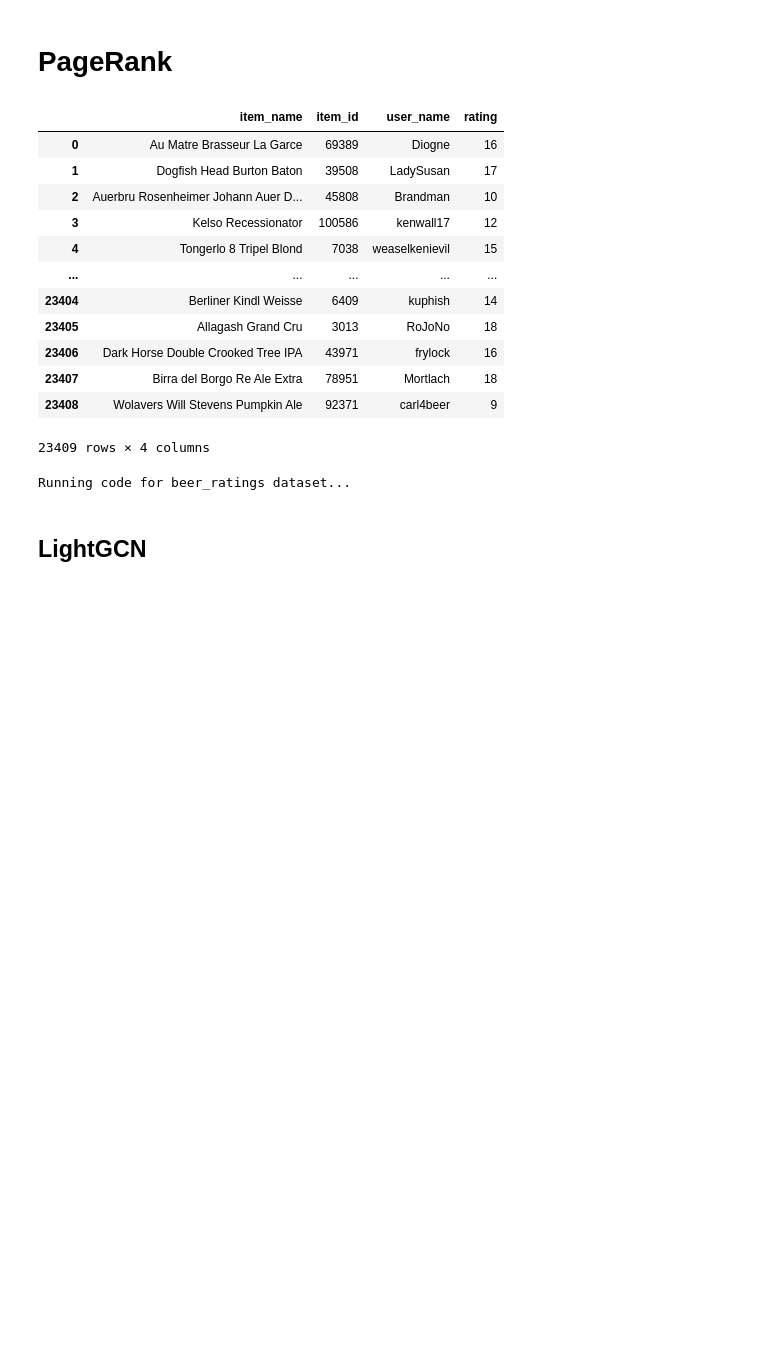
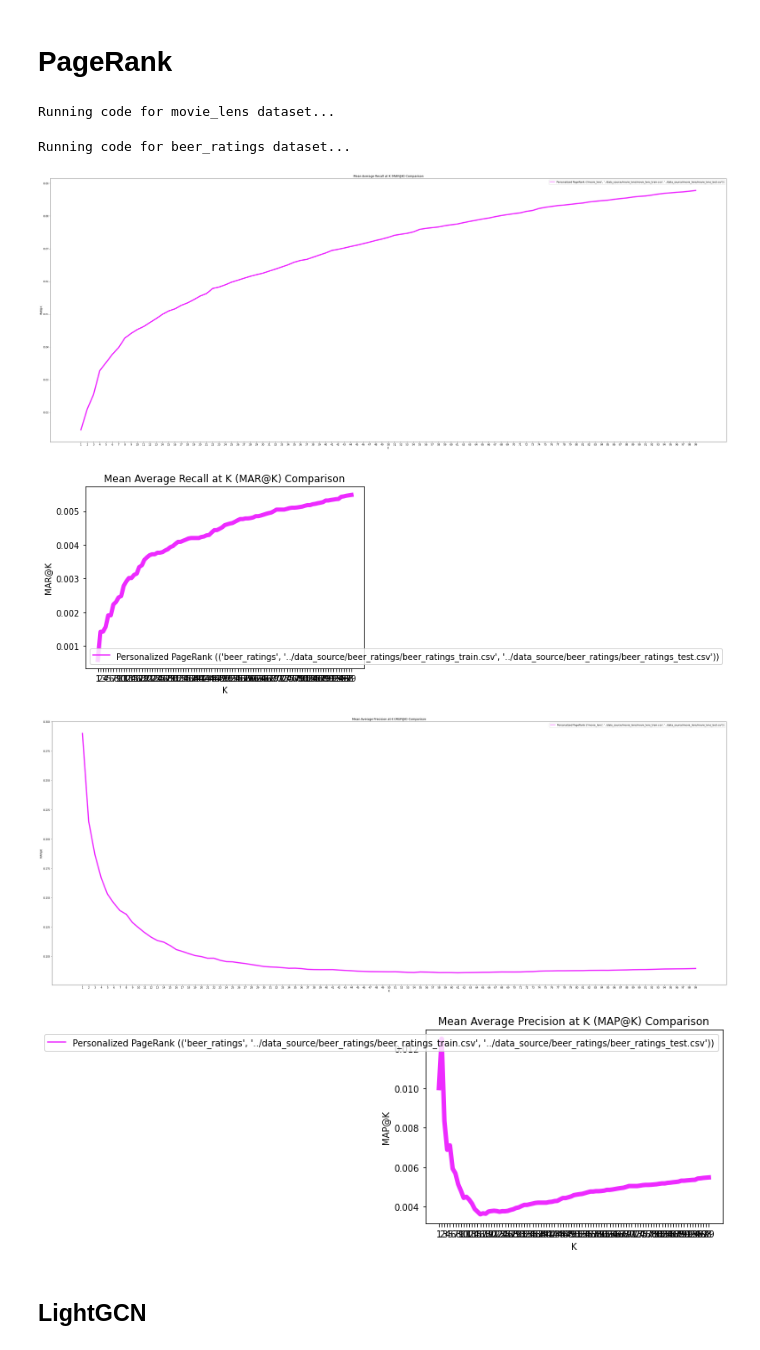
Before and after one commit to klewkl/graphs_and_structural_analysis, a Jupyter notebook: models/main.ipynb, the cells around one changed output. Cells and saved outputs as stored; diff of their text form; code cells hidden in the pictures; blank space fills up the shorter version.

```diff
--- a/models/main.ipynb
+++ b/models/main.ipynb
@@ -116,26 +116,10 @@ def mapk(actual, predicted, k=10):
 # %%
 #a list of tuples, where each tuple contains the name of the dataset and the paths to the train and test datasets
 datasets = [
-#     ('movie_lens', '../data_source/movie_lens/movie_lens_train.csv', '../data_source/movie_lens/movie_lens_test.csv'),
+    ('movie_lens', '../data_source/movie_lens/movie_lens_train.csv', '../data_source/movie_lens/movie_lens_test.csv'),
     ('beer_ratings', '../data_source/beer_ratings/beer_ratings_train.csv', '../data_source/beer_ratings/beer_ratings_test.csv')
 #     ('bank_products', '../data_source/bank_products/bank_products_train.csv', '../data_source/bank_products/bank_products_test.csv')
 ]
-# %%
-pd.read_csv('../data_source/beer_ratings/beer_ratings_test.csv')
-# %% [output]
-|  | item_name | item_id | user_name | rating |
-| 0 | Au Matre Brasseur La Garce | 69389 | Diogne | 16 |
-| 1 | Dogfish Head Burton Baton | 39508 | LadySusan | 17 |
-| 2 | Auerbru Rosenheimer Johann Auer D... | 45808 | Brandman | 10 |
-| 3 | Kelso Recessionator | 100586 | kenwall17 | 12 |
-| 4 | Tongerlo 8 Tripel Blond | 7038 | weaselkenievil | 15 |
-| ... | ... | ... | ... | ... |
-| 23404 | Berliner Kindl Weisse | 6409 | kuphish | 14 |
-| 23405 | Allagash Grand Cru | 3013 | RoJoNo | 18 |
-| 23406 | Dark Horse Double Crooked Tree IPA | 43971 | frylock | 16 |
-| 23407 | Birra del Borgo Re Ale Extra | 78951 | Mortlach | 18 |
-| 23408 | Wolavers Will Stevens Pumpkin Ale | 92371 | carl4beer | 9 |
-23409 rows × 4 columns
 # %%
 all_MAP = []
 all_MAR = []
@@ -195,34 +179,42 @@ for dataset_name, train_path, test_path in datasets:
         users_to_predict = list(users_in_test)[:100]
 
     users_pred = dict()
     for user in tqdm(users_to_predict):
         users_pred[user] = recsys.recommend(user)[:100]
 
     MAP = []
     MAR = []
 
     for k in range(1, 100):
         y_true = []
         y_pred = []
         for user in users_to_predict:
             true = users_test[user]
             pred = [p[0] for p in users_pred[user]][:k]
 
             y_true.append(true)
             y_pred.append(pred)
 
         MAR.append(recmetrics.mark(y_true, y_pred, k = k))
         MAP.append(mapk(y_true, y_pred, k = k))
 
     all_MAP.append(MAP)
     all_MAR.append(MAR)
 
 plt.figure(figsize=(50, 20))
 for i, dataset_name in enumerate(datasets):
     recmetrics.mark_plot([all_MAR[i]], [f"Personalized PageRank ({dataset_name})"], range(1, 100))
+
+plt.figure(figsize=(50, 20))
+for i, dataset_name in enumerate(datasets):
     recmetrics.mapk_plot([all_MAP[i]], [f"Personalized PageRank ({dataset_name})"], range(1, 100))
 # %% [output]
-Running code for beer_ratings dataset...
+Running code for movie_lens dataset...
+Running code for beer_ratings dataset...
+[figure, added]
+[figure, added]
+[figure, added]
+[figure, added]
 # %% [markdown]
 ## LightGCN
 # %%
```
